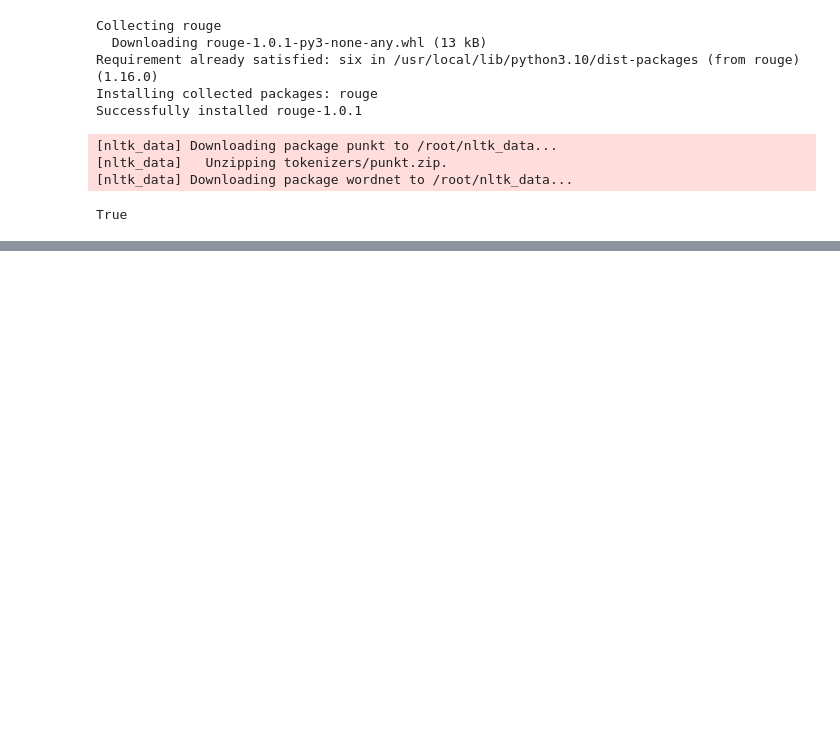
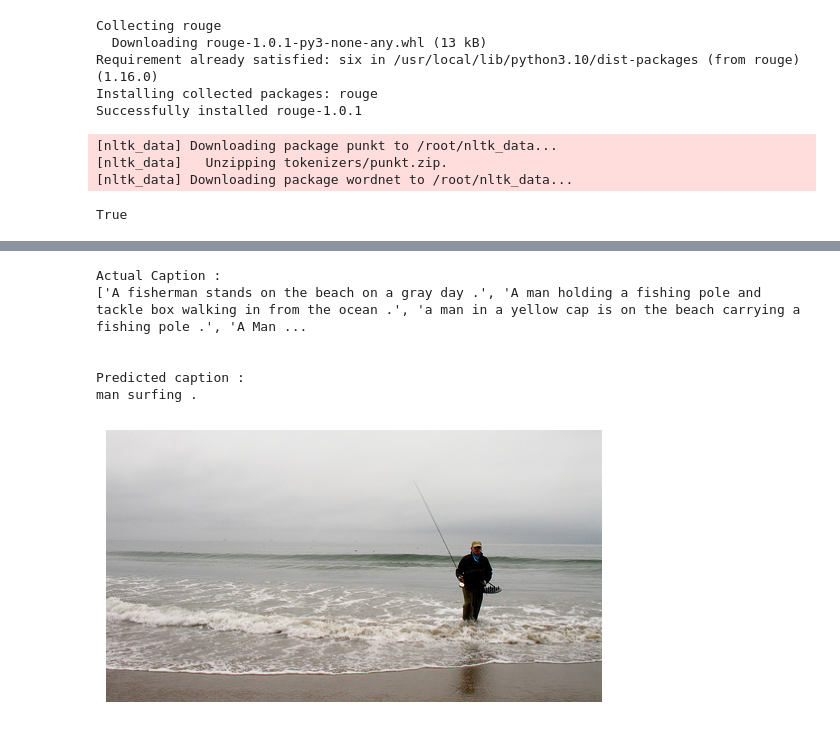
Before and after one commit to kimjh0607/DL_TeamProject, a Jupyter notebook: results/densenet/eng_densenet_transformer_train_test_9_1 .ipynb, the cells around one changed output, grey strips where cells are left out. Drawn from its saved outputs; the diff is of its cells as text; code cells hidden in the pictures; blank space fills up the shorter version.

```diff
--- a/results/densenet/eng_densenet_transformer_train_test_9_1.ipynb
+++ b/results/densenet/eng_densenet_transformer_train_test_9_1 .ipynb
@@ -464,6 +444,7 @@ valid_img_embed = pd.read_pickle('/content/drive/MyDrive/dl_project/densenet/Enc
 def generate_caption(K, img_nm):
     img_loc = '/content/dataset/flickr8k/images/'+str(img_nm)
     image = Image.open(img_loc).convert("RGB")
+    plt.axis('off')
     plt.imshow(image)
 
     model.eval()
@@ -492,6 +473,8 @@ def generate_caption(K, img_nm):
             values = torch.topk(output, K).values.tolist()
             indices = torch.topk(output, K).indices.tolist()
 
+            current_seed = seed + eval_iter * K  # 각 k값에 따라 다른 시드 계산
+            random.seed(current_seed)
             next_word_index = random.choices(indices, values, k = 1)[0]
 
             next_word = index_to_word[next_word_index]
@@ -737,0 +710,10 @@ Wall time: 25min 38s
+# %%
+generate_caption(3, '516725192_c9cdd63878.jpg')
+# %% [output]
+Actual Caption :
+['A fisherman stands on the beach on a gray day .', 'A man holding a fishing pole and tackle box walking in from the ocean .', 'a man in a yellow cap is on the beach carrying a fishing pole .', 'A Man ...
+
+
+Predicted caption :
+man surfing .
+[figure, added]
```
Also changed, not shown: parts of 25 cells of this notebook, 1 other file.
